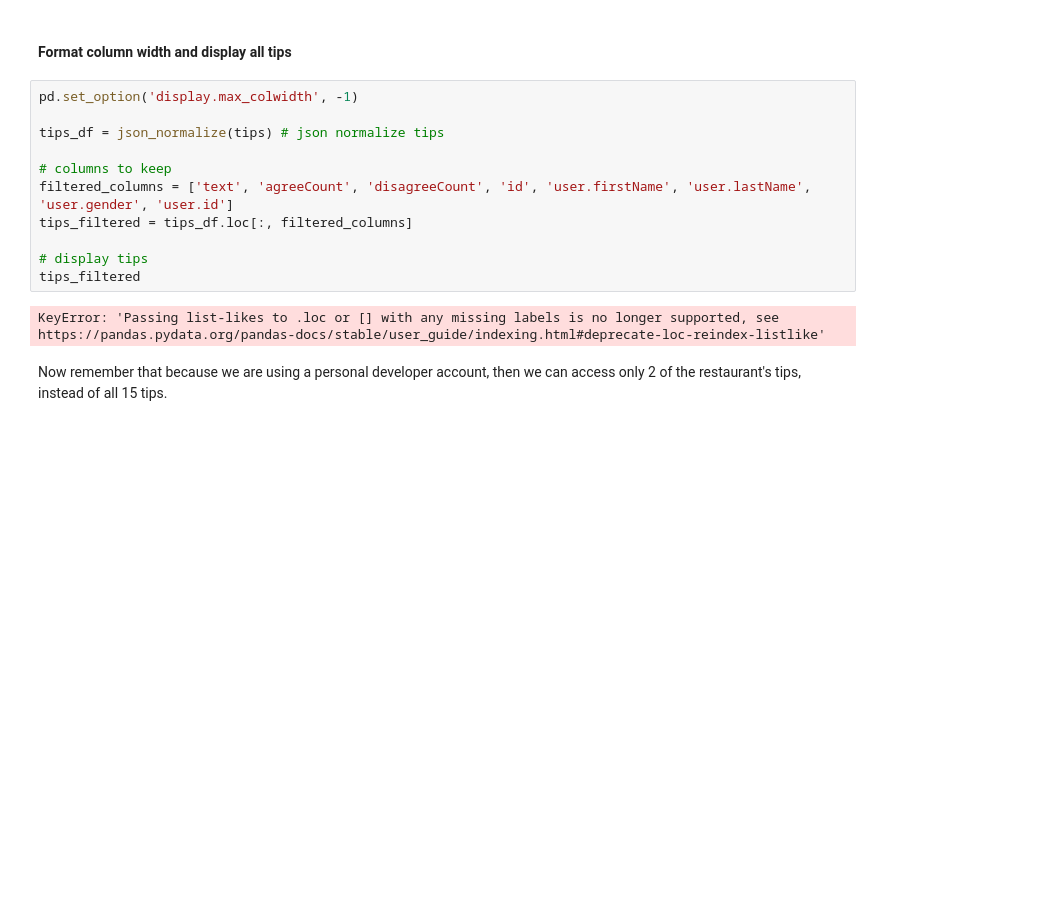
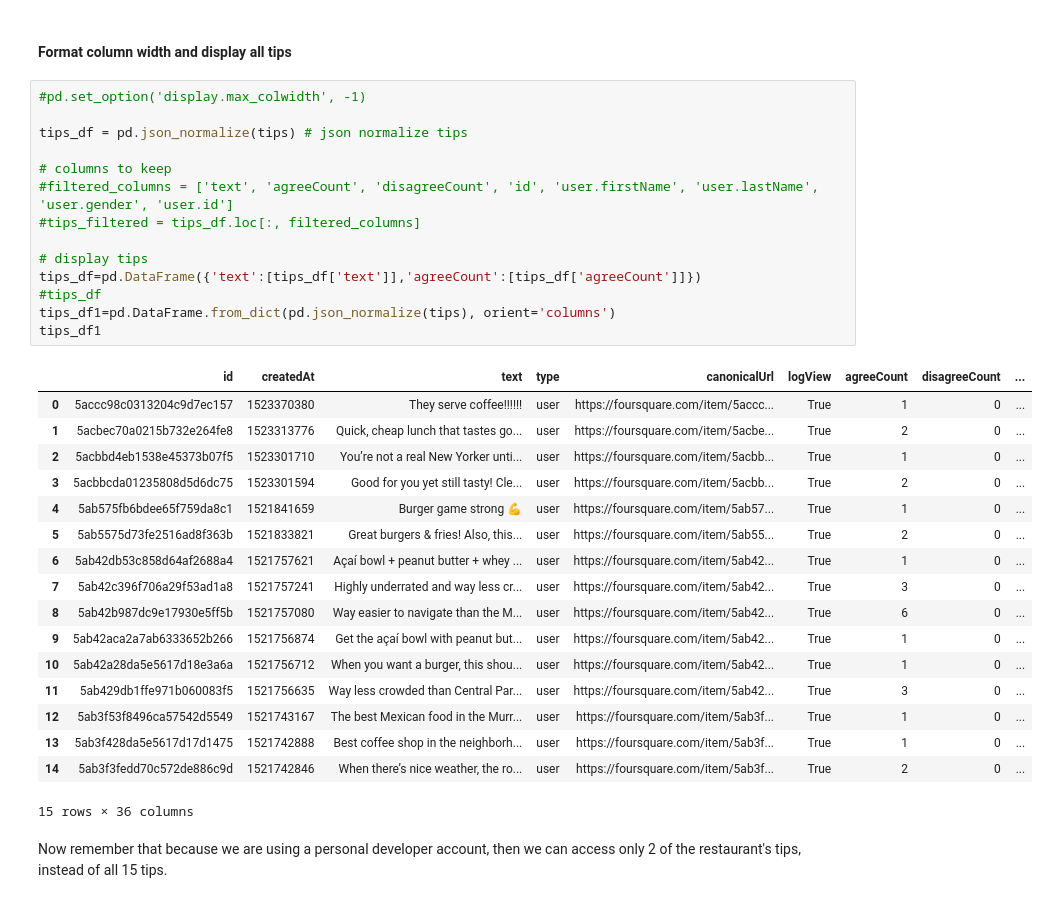
Before and after one commit to andyocnz/Coursera_Capstone, a Jupyter notebook: DP0701EN-2-2-1-Foursquare-API-py-v1.0.ipynb, the cells around one changed output. Saved outputs shown, nothing was run; the diff lists cells and outputs as text; blank space fills up the shorter version.

```diff
--- a/DP0701EN-2-2-1-Foursquare-API-py-v1.0.ipynb
+++ b/DP0701EN-2-2-1-Foursquare-API-py-v1.0.ipynb
@@ -370,18 +334,37 @@ dict_keys(['id', 'createdAt', 'text', 'type', 'canonicalUrl', 'lang', 'likes', '
 # %% [markdown]
 #### Format column width and display all tips
 # %%
-pd.set_option('display.max_colwidth', -1)
+#pd.set_option('display.max_colwidth', -1)
 
-tips_df = json_normalize(tips) # json normalize tips
+tips_df = pd.json_normalize(tips) # json normalize tips
 
 # columns to keep
-filtered_columns = ['text', 'agreeCount', 'disagreeCount', 'id', 'user.firstName', 'user.lastName', 'user.gender', 'user.id']
-tips_filtered = tips_df.loc[:, filtered_columns]
+#filtered_columns = ['text', 'agreeCount', 'disagreeCount', 'id', 'user.firstName', 'user.lastName', 'user.gender', 'user.id']
+#tips_filtered = tips_df.loc[:, filtered_columns]
 
 # display tips
-tips_filtered
+tips_df=pd.DataFrame({'text':[tips_df['text']],'agreeCount':[tips_df['agreeCount']]})
+#tips_df
+tips_df1=pd.DataFrame.from_dict(pd.json_normalize(tips), orient='columns')
+tips_df1
 # %% [output]
+|  | id | createdAt | text | type | canonicalUrl | logView | agreeCount | disagreeCount | ... |
+| 0 | 5accc98c0313204c9d7ec157 | 1523370380 | They serve coffee!!!!!! | user | https://foursquare.com/item/5accc... | True | 1 | 0 | ... |
+| 1 | 5acbec70a0215b732e264fe8 | 1523313776 | Quick, cheap lunch that tastes go... | user | https://foursquare.com/item/5acbe... | True | 2 | 0 | ... |
+| 2 | 5acbbd4eb1538e45373b07f5 | 1523301710 | You’re not a real New Yorker unti... | user | https://foursquare.com/item/5acbb... | True | 1 | 0 | ... |
+| 3 | 5acbbcda01235808d5d6dc75 | 1523301594 | Good for you yet still tasty! Cle... | user | https://foursquare.com/item/5acbb... | True | 2 | 0 | ... |
+| 4 | 5ab575fb6bdee65f759da8c1 | 1521841659 | Burger game strong 💪 | user | https://foursquare.com/item/5ab57... | True | 1 | 0 | ... |
+| 5 | 5ab5575d73fe2516ad8f363b | 1521833821 | Great burgers & fries! Also, this... | user | https://foursquare.com/item/5ab55... | True | 2 | 0 | ... |
+| 6 | 5ab42db53c858d64af2688a4 | 1521757621 | Açaí bowl + peanut butter + whey ... | user | https://foursquare.com/item/5ab42... | True | 1 | 0 | ... |
+| 7 | 5ab42c396f706a29f53ad1a8 | 1521757241 | Highly underrated and way less cr... | user | https://foursquare.com/item/5ab42... | True | 3 | 0 | ... |
+| 8 | 5ab42b987dc9e17930e5ff5b | 1521757080 | Way easier to navigate than the M... | user | https://foursquare.com/item/5ab42... | True | 6 | 0 | ... |
+| 9 | 5ab42aca2a7ab6333652b266 | 1521756874 | Get the açaí bowl with peanut but... | user | https://foursquare.com/item/5ab42... | True | 1 | 0 | ... |
+| 10 | 5ab42a28da5e5617d18e3a6a | 1521756712 | When you want a burger, this shou... | user | https://foursquare.com/item/5ab42... | True | 1 | 0 | ... |
+| 11 | 5ab429db1ffe971b060083f5 | 1521756635 | Way less crowded than Central Par... | user | https://foursquare.com/item/5ab42... | True | 3 | 0 | ... |
+| 12 | 5ab3f53f8496ca57542d5549 | 1521743167 | The best Mexican food in the Murr... | user | https://foursquare.com/item/5ab3f... | True | 1 | 0 | ... |
+| 13 | 5ab3f428da5e5617d17d1475 | 1521742888 | Best coffee shop in the neighborh... | user | https://foursquare.com/item/5ab3f... | True | 1 | 0 | ... |
+| 14 | 5ab3f3fedd70c572de886c9d | 1521742846 | When there’s nice weather, the ro... | user | https://foursquare.com/item/5ab3f... | True | 2 | 0 | ... |
-KeyError: 'Passing list-likes to .loc or [] with any missing labels is no longer supported, see https://pandas.pydata.org/pandas-docs/stable/user_guide/indexing.html#deprecate-loc-reindex-listlike'
+15 rows × 36 columns
 # %% [markdown]
 Now remember that because we are using a personal developer account, then we can access only 2 of the restaurant's tips, instead of all 15 tips.
 # %% [markdown]
```
Also changed, not shown: parts of 22 cells of this notebook.
